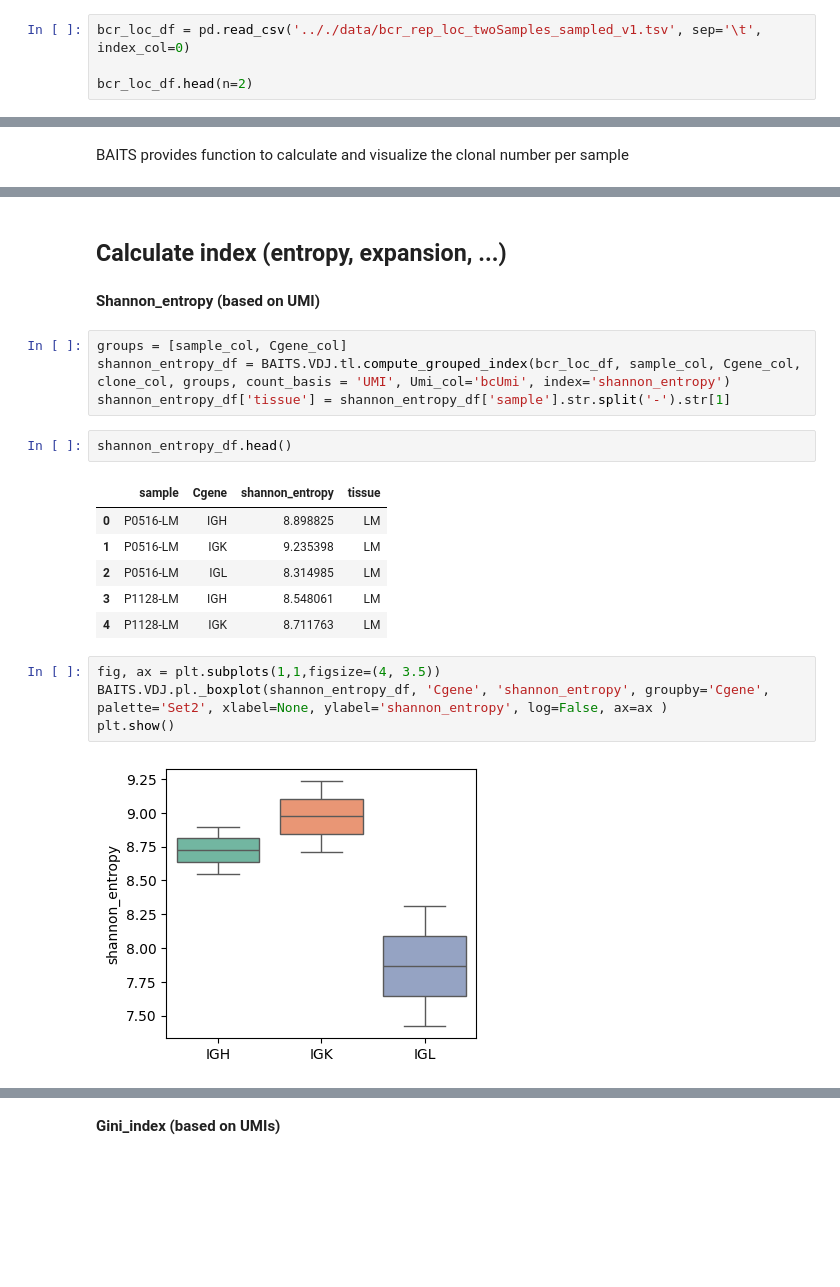
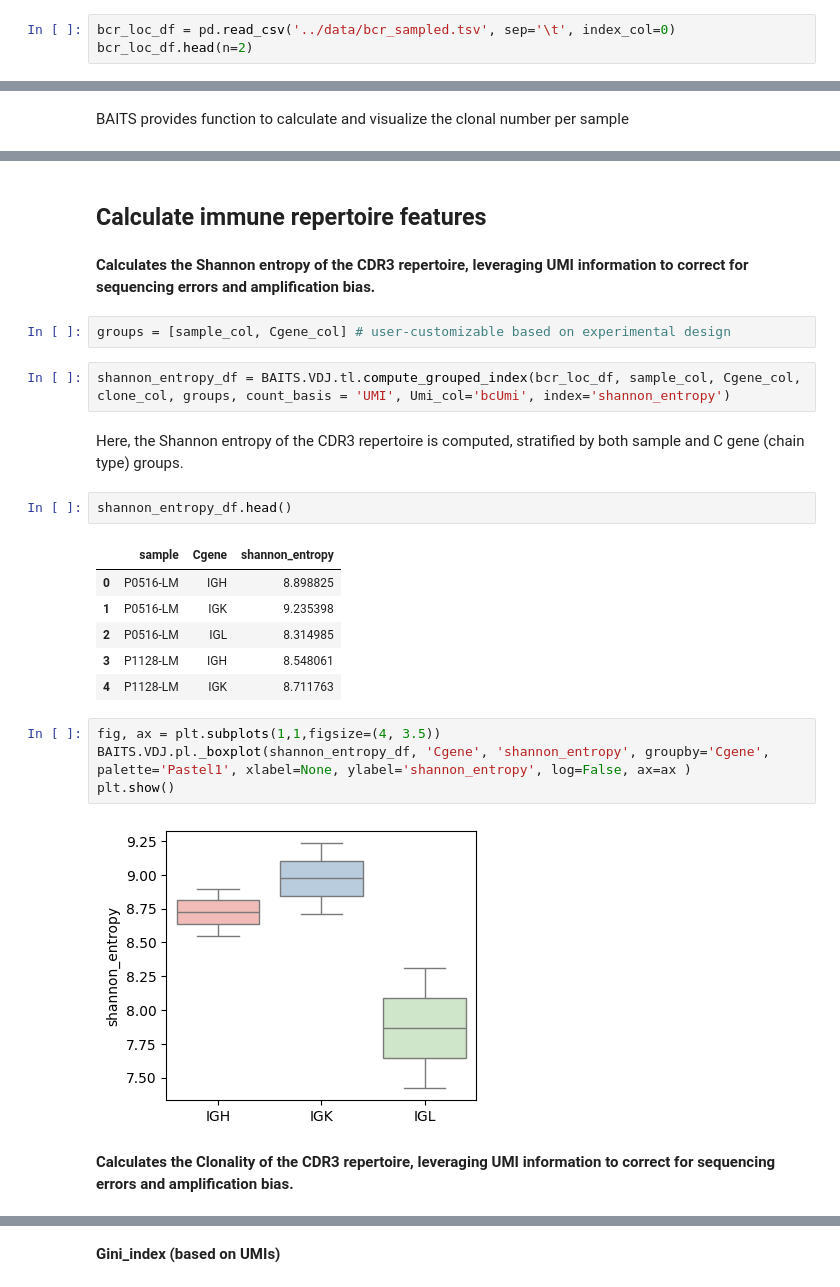
Before and after one commit to zenglab-pku/BAITS, a Jupyter notebook: docs/notebooks/VDJ_tutorial.ipynb, the cells around one changed output, grey strips where cells are left out. Saved outputs shown, nothing was run; the diff lists cells and outputs as text; blank space fills up the shorter version.

```diff
--- a/docs/notebooks/VDJ_tutorial.ipynb
+++ b/docs/notebooks/VDJ_tutorial.ipynb
@@ -17,4 +17,3 @@ import BAITS
 # %%
-bcr_loc_df = pd.read_csv('.././data/bcr_rep_loc_twoSamples_sampled_v1.tsv', sep='\t', index_col=0)
-
+bcr_loc_df = pd.read_csv('../data/bcr_sampled.tsv', sep='\t', index_col=0)
 bcr_loc_df.head(n=2)
@@ -47,23 +64,27 @@ bcr_loc_df.head(n=2)
 # %% [markdown]
-## Calculate index (entropy, expansion, ...)
+## Calculate immune repertoire features
 # %% [markdown]
-**Shannon_entropy (based on UMI)**
+**Calculates the Shannon entropy of the CDR3 repertoire, leveraging UMI information to correct for sequencing errors and amplification bias.**
+# %%
+groups = [sample_col, Cgene_col] # user-customizable based on experimental design
 # %%
-groups = [sample_col, Cgene_col]
 shannon_entropy_df = BAITS.VDJ.tl.compute_grouped_index(bcr_loc_df, sample_col, Cgene_col, clone_col, groups, count_basis = 'UMI', Umi_col='bcUmi', index='shannon_entropy')
-shannon_entropy_df['tissue'] = shannon_entropy_df['sample'].str.split('-').str[1]
+# %% [markdown]
+Here, the Shannon entropy of the CDR3 repertoire is computed, stratified by both sample and C gene (chain type) groups.
 # %%
 shannon_entropy_df.head()
 # %% [output]
-|  | sample | Cgene | shannon_entropy | tissue |
-| 0 | P0516-LM | IGH | 8.898825 | LM |
-| 1 | P0516-LM | IGK | 9.235398 | LM |
-| 2 | P0516-LM | IGL | 8.314985 | LM |
-| 3 | P1128-LM | IGH | 8.548061 | LM |
-| 4 | P1128-LM | IGK | 8.711763 | LM |
+|  | sample | Cgene | shannon_entropy |
+| 0 | P0516-LM | IGH | 8.898825 |
+| 1 | P0516-LM | IGK | 9.235398 |
+| 2 | P0516-LM | IGL | 8.314985 |
+| 3 | P1128-LM | IGH | 8.548061 |
+| 4 | P1128-LM | IGK | 8.711763 |
 # %%
 fig, ax = plt.subplots(1,1,figsize=(4, 3.5))
-BAITS.VDJ.pl._boxplot(shannon_entropy_df, 'Cgene', 'shannon_entropy', groupby='Cgene', palette='Set2', xlabel=None, ylabel='shannon_entropy', log=False, ax=ax )
+BAITS.VDJ.pl._boxplot(shannon_entropy_df, 'Cgene', 'shannon_entropy', groupby='Cgene', palette='Pastel1', xlabel=None, ylabel='shannon_entropy', log=False, ax=ax )
 plt.show()
 # %% [output]
-[figure, old version]
+[figure, new version]
+# %% [markdown]
+**Calculates the Clonality of the CDR3 repertoire, leveraging UMI information to correct for sequencing errors and amplification bias.**
```
Also changed, not shown: parts of 29 cells of this notebook, 22 other files.
